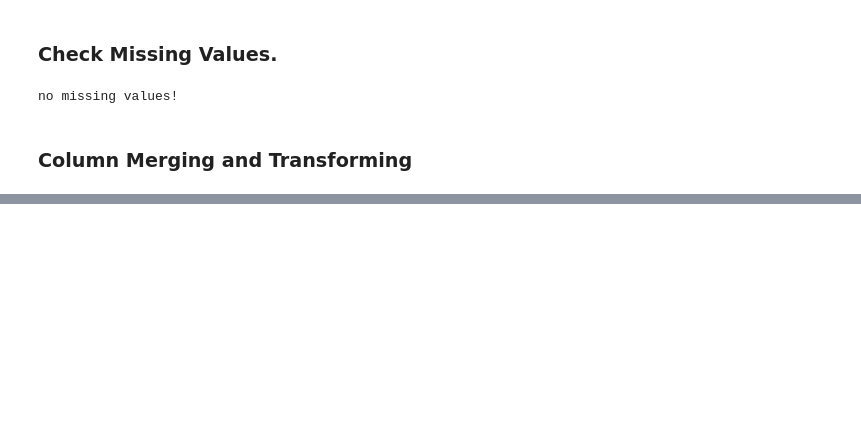
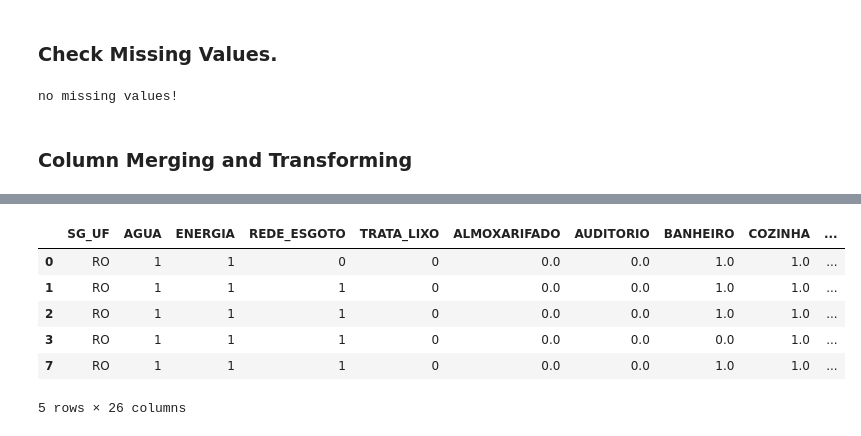
Before and after one commit to ceschini/inep-structure-vs-grades, a Jupyter notebook: inep-preprocess.ipynb, the cells around one changed output, grey strips where cells are left out. Drawn from its saved outputs; the diff is of its cells as text; code cells hidden in the pictures; blank space fills up the shorter version.

```diff
--- a/inep-eda.ipynb
+++ b/inep-preprocess.ipynb
@@ -165,0 +166,7 @@ df
+# %%
+# we need to invert boolean columns values
+# to represent the existance instead of inexistance
+def invert_booleans(df, columns):
+    for column in columns:
+        df[column] = np.logical_xor(df[column],1).astype(int)
+    return df
@@ -165,0 +183,3 @@ df
+# %%
+df = invert_booleans(df, ['IN_AGUA_INEXISTENTE', 'IN_ENERGIA_INEXISTENTE', 'IN_ESGOTO_INEXISTENTE', 'IN_TRATAMENTO_LIXO_INEXISTENTE', 'IN_ORGAO_NENHUM'])
+df.head()
@@ -165,0 +207,33 @@ df
+# %%
+df = df.rename(columns={
+    'IN_AGUA_INEXISTENTE': 'AGUA',
+    'IN_ENERGIA_INEXISTENTE': 'ENERGIA',
+    'IN_ESGOTO_INEXISTENTE': 'REDE_ESGOTO',
+    'IN_TRATAMENTO_LIXO_INEXISTENTE': 'TRATA_LIXO',
+    'IN_ALMOXARIFADO': 'ALMOXARIFADO',
+    'IN_AUDITORIO': 'AUDITORIO',
+    'IN_BANHEIRO': 'BANHEIRO',
+    'IN_COZINHA': 'COZINHA',
+    'IN_LABORATORIO_CIENCIAS': 'LABORATORIO_CIENCIAS',
+    'IN_LABORATORIO_INFORMATICA': 'LABORATORIO_INFORMATICA',
+    'IN_QUADRA_ESPORTES': 'QUADRA_ESPORTES',
+    'IN_REFEITORIO': 'REFEITORIO',
+    'IN_SALA_DIRETORIA': 'SALA_DIRETORIA',
+    'IN_SALA_LEITURA': 'SALA_LEITURA',
+    'IN_SALA_PROFESSOR': 'SALA_PROFESSOR',
+    'IN_SECRETARIA': 'SECRETARIA',
+    'IN_INTERNET': 'INTERNET',
+    'IN_ALIMENTACAO': 'ALIMENTACAO',
+    'IN_EXAME_SELECAO': 'EXAME_SELECAO',
+    'IN_ORGAO_NENHUM': 'ORGAOS'
+    })
+# %%
+df.head()
+# %% [output]
+|  | SG_UF | AGUA | ENERGIA | REDE_ESGOTO | TRATA_LIXO | ALMOXARIFADO | AUDITORIO | BANHEIRO | COZINHA | ... |
+| 0 | RO | 1 | 1 | 0 | 0 | 0.0 | 0.0 | 1.0 | 1.0 | ... |
+| 1 | RO | 1 | 1 | 1 | 0 | 0.0 | 0.0 | 1.0 | 1.0 | ... |
+| 2 | RO | 1 | 1 | 1 | 0 | 0.0 | 0.0 | 1.0 | 1.0 | ... |
+| 3 | RO | 1 | 1 | 1 | 0 | 0.0 | 0.0 | 0.0 | 1.0 | ... |
+| 7 | RO | 1 | 1 | 1 | 0 | 0.0 | 0.0 | 1.0 | 1.0 | ... |
+5 rows × 26 columns
```
Also changed, not shown: parts of 11 cells of this notebook, 3 other files.
